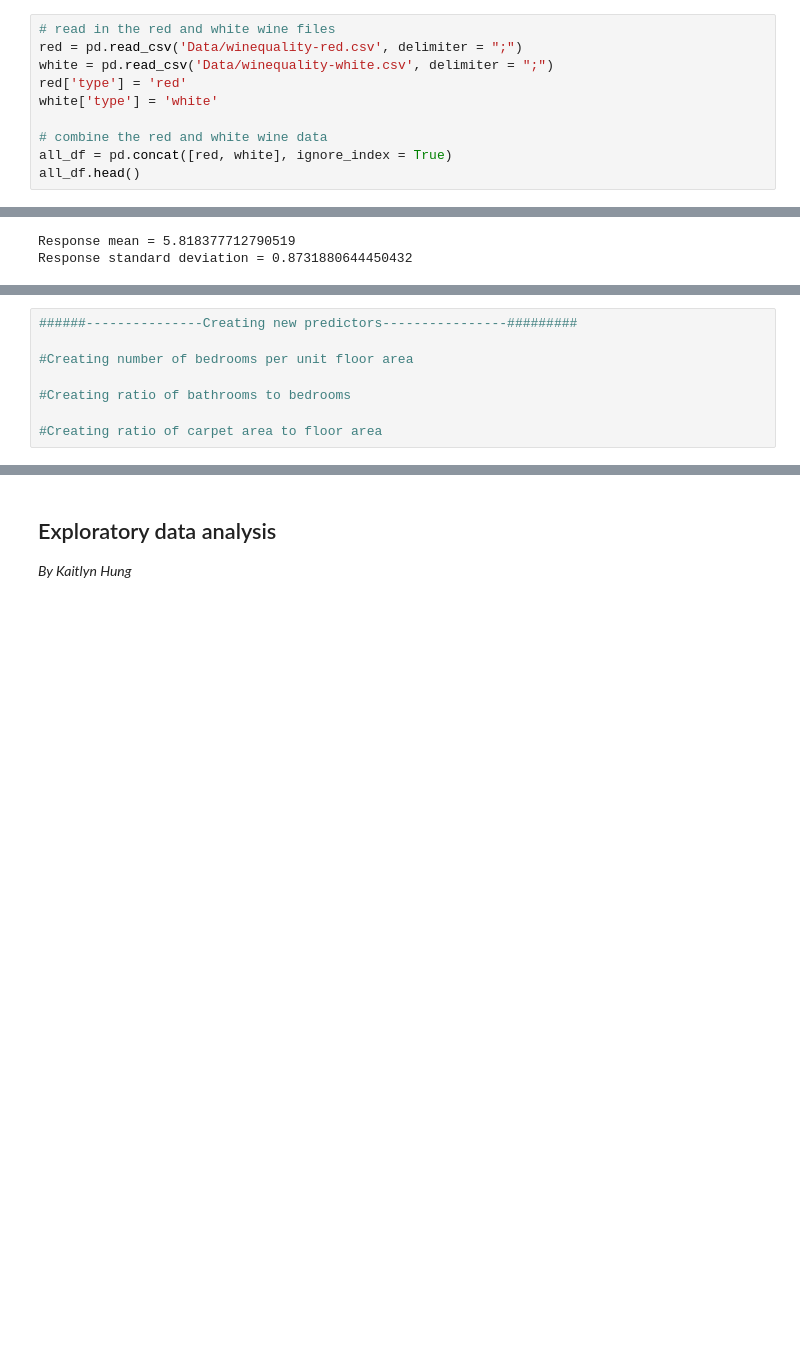
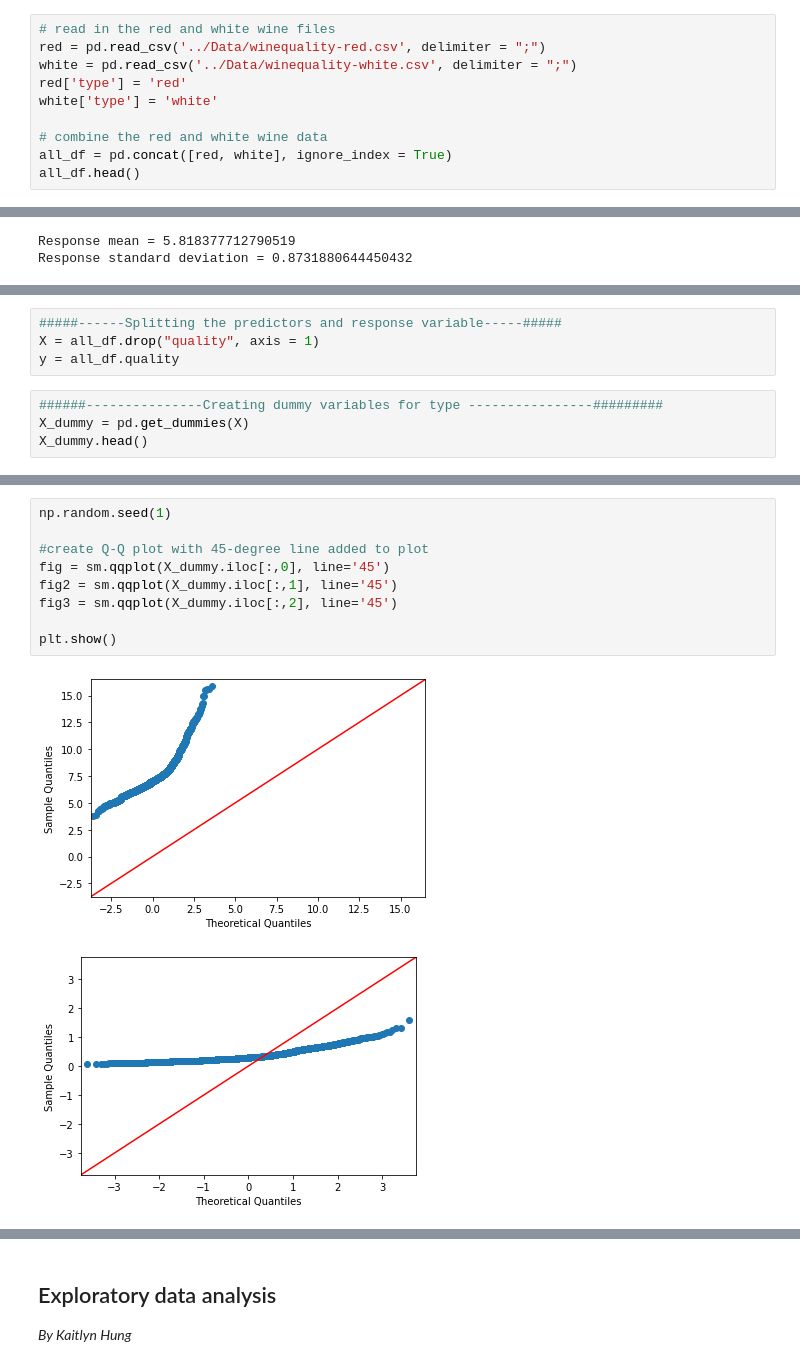
Before and after one commit to notlilawells/Saturn-303-3, a Jupyter notebook: Project-Report/Project_Code_Saturn.ipynb, the cells around one changed output, grey strips where cells are left out. Saved outputs shown, nothing was run; the diff lists cells and outputs as text; blank space fills up the shorter version.

Commit message:
Update Data Preparation

```diff
--- a/Project-Report/Project_Code_Saturn.ipynb
+++ b/Project-Report/Project_Code_Saturn.ipynb
@@ -54,8 +56,8 @@ Put code with comments. The comments should explain the code such that it can be
 *By Anastasia Wei*
 # %%
 # read in the red and white wine files
-red = pd.read_csv('Data/winequality-red.csv', delimiter = ";")
-white = pd.read_csv('Data/winequality-white.csv', delimiter = ";")
+red = pd.read_csv('../Data/winequality-red.csv', delimiter = ";")
+white = pd.read_csv('../Data/winequality-white.csv', delimiter = ";")
 red['type'] = 'red'
 white['type'] = 'white'
 
@@ -102,8 +103,8 @@ The following data preparation steps helped us to prepare our data for implement
+# %%
+#####------Splitting the predictors and response variable-----#####
+X = all_df.drop("quality", axis = 1)
+y = all_df.quality
 # %%
-######---------------Creating new predictors----------------#########
-
-#Creating number of bedrooms per unit floor area
-
-#Creating ratio of bathrooms to bedrooms
-
-#Creating ratio of carpet area to floor area
+######---------------Creating dummy variables for type ----------------#########
+X_dummy = pd.get_dummies(X)
+X_dummy.head()
@@ -111,0 +142,12 @@ The following data preparation steps helped us to prepare our data for implement
+# %%
+np.random.seed(1)
+
+#create Q-Q plot with 45-degree line added to plot
+fig = sm.qqplot(X_dummy.iloc[:,0], line='45')
+fig2 = sm.qqplot(X_dummy.iloc[:,1], line='45')
+fig3 = sm.qqplot(X_dummy.iloc[:,2], line='45')
+
+plt.show()
+# %% [output]
+[figure, added]
+[figure, added]
```
Also changed, not shown: parts of 60 cells of this notebook.
